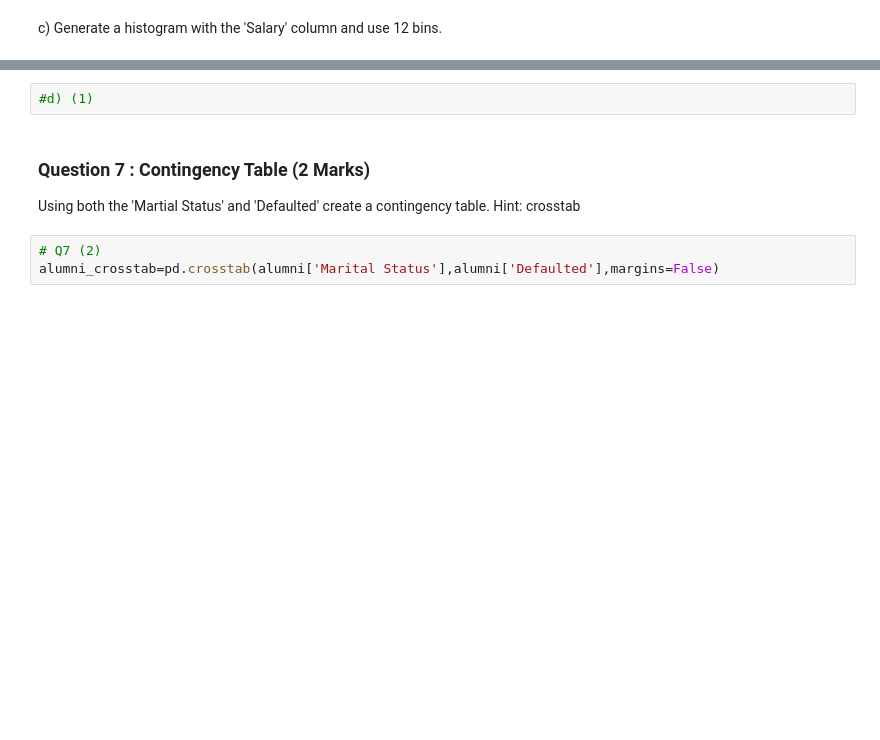
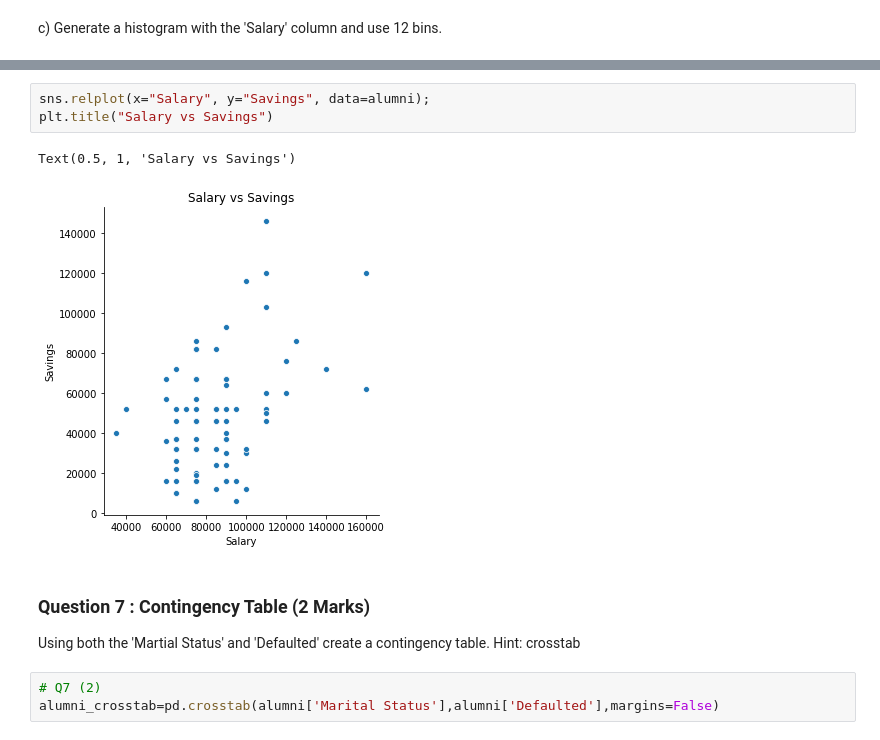
Before and after one commit to LinetN/Pandas_Analysis, a Jupyter notebook: Pandas Analysis Assignment 1.ipynb, the cells around one changed output, grey strips where cells are left out. Drawn from its saved outputs; the diff is of its cells as text; blank space fills up the shorter version.

```diff
--- a/Pandas Analysis Assignment 1.ipynb
+++ b/Pandas Analysis Assignment 1.ipynb
@@ -214,5 +240,9 @@ d) Generate a scatter plot comparing 'Salary' and 'Savings' columns.
-# %%
-#d) (1)
+# %%
+sns.relplot(x="Salary", y="Savings", data=alumni);
+plt.title("Salary vs Savings")
+# %% [output]
+Text(0.5, 1, 'Salary vs Savings')
+[figure, added]
 # %% [markdown]
 ### Question 7 :  Contingency Table (2 Marks)
 
```
Also changed, not shown: parts of 11 cells of this notebook.
